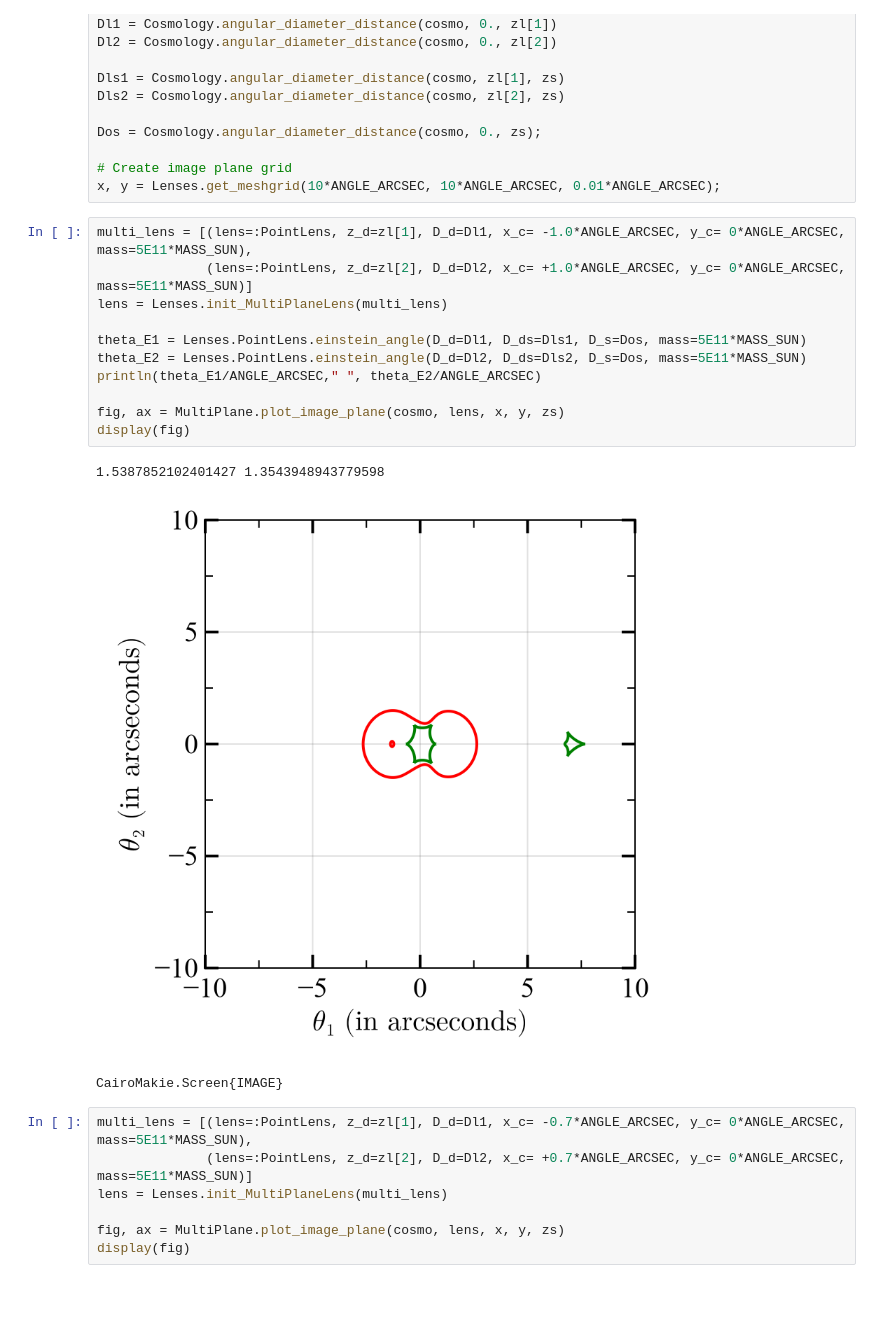
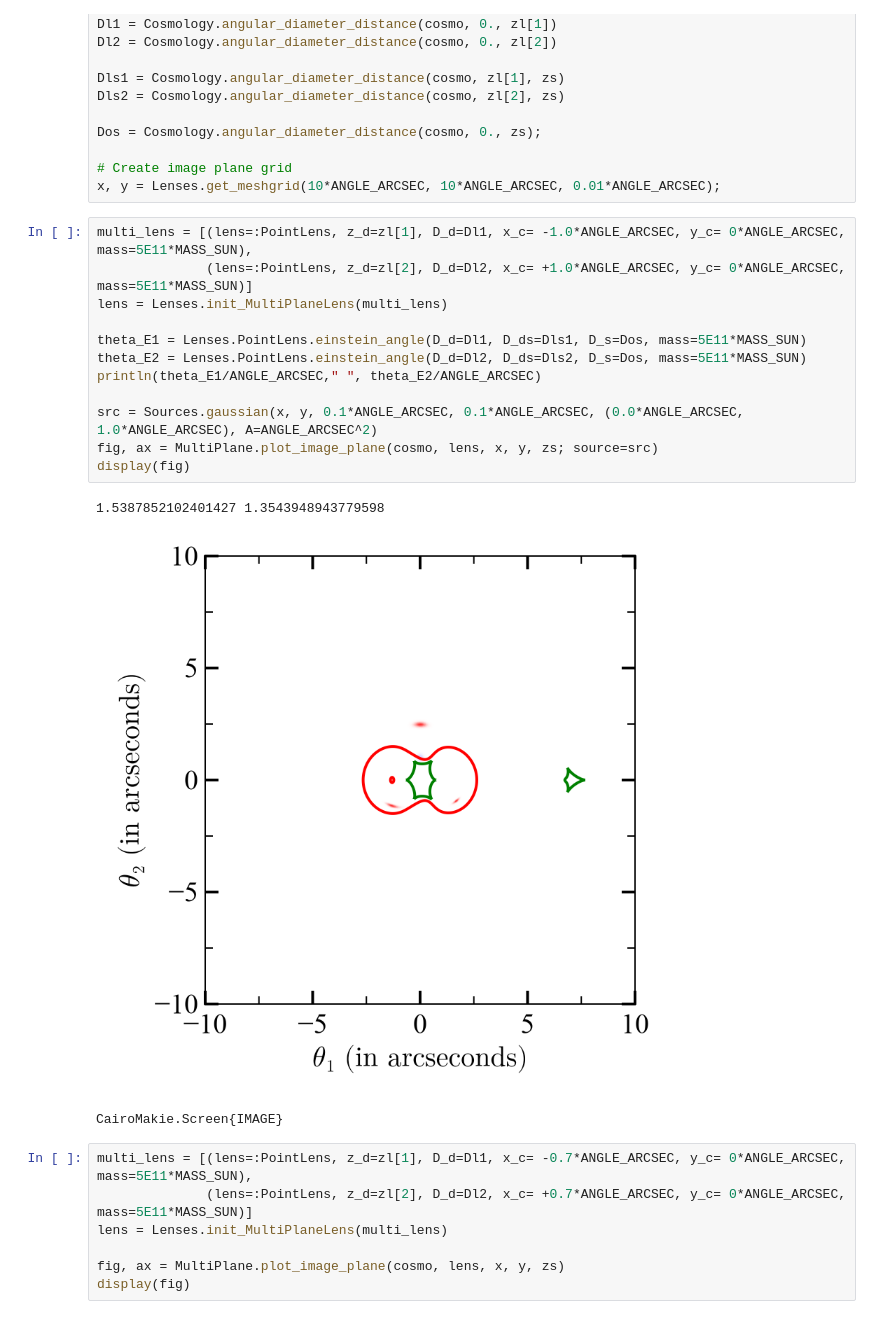
Before and after one commit to akmeena766/LensFactory_Examples, a Jupyter notebook: Example-3: Multi-plane lensing.ipynb, the cells around one changed output. Saved outputs shown, nothing was run; the diff lists cells and outputs as text.

```diff
--- a/Example-3- Multi-plane lensing.ipynb
+++ b/Example-3: Multi-plane lensing.ipynb
@@ -27,17 +26,18 @@ x, y = Lenses.get_meshgrid(10*ANGLE_ARCSEC, 10*ANGLE_ARCSEC, 0.01*ANGLE_ARCSEC);
 # %%
 multi_lens = [(lens=:PointLens, z_d=zl[1], D_d=Dl1, x_c= -1.0*ANGLE_ARCSEC, y_c= 0*ANGLE_ARCSEC, mass=5E11*MASS_SUN),
               (lens=:PointLens, z_d=zl[2], D_d=Dl2, x_c= +1.0*ANGLE_ARCSEC, y_c= 0*ANGLE_ARCSEC, mass=5E11*MASS_SUN)]
 lens = Lenses.init_MultiPlaneLens(multi_lens)
 
 theta_E1 = Lenses.PointLens.einstein_angle(D_d=Dl1, D_ds=Dls1, D_s=Dos, mass=5E11*MASS_SUN)
 theta_E2 = Lenses.PointLens.einstein_angle(D_d=Dl2, D_ds=Dls2, D_s=Dos, mass=5E11*MASS_SUN)
 println(theta_E1/ANGLE_ARCSEC," ", theta_E2/ANGLE_ARCSEC)
 
-fig, ax = MultiPlane.plot_image_plane(cosmo, lens, x, y, zs)
+src = Sources.gaussian(x, y, 0.1*ANGLE_ARCSEC, 0.1*ANGLE_ARCSEC, (0.0*ANGLE_ARCSEC, 1.0*ANGLE_ARCSEC), A=ANGLE_ARCSEC^2)
+fig, ax = MultiPlane.plot_image_plane(cosmo, lens, x, y, zs; source=src)
 display(fig)
 # %% [output]
 1.5387852102401427 1.3543948943779598
-[figure, old version]
+[figure, new version]
 CairoMakie.Screen{IMAGE}
 # %%
 multi_lens = [(lens=:PointLens, z_d=zl[1], D_d=Dl1, x_c= -0.7*ANGLE_ARCSEC, y_c= 0*ANGLE_ARCSEC, mass=5E11*MASS_SUN),
```
Also changed, not shown: parts of 1 cell of this notebook, 1 other file.
